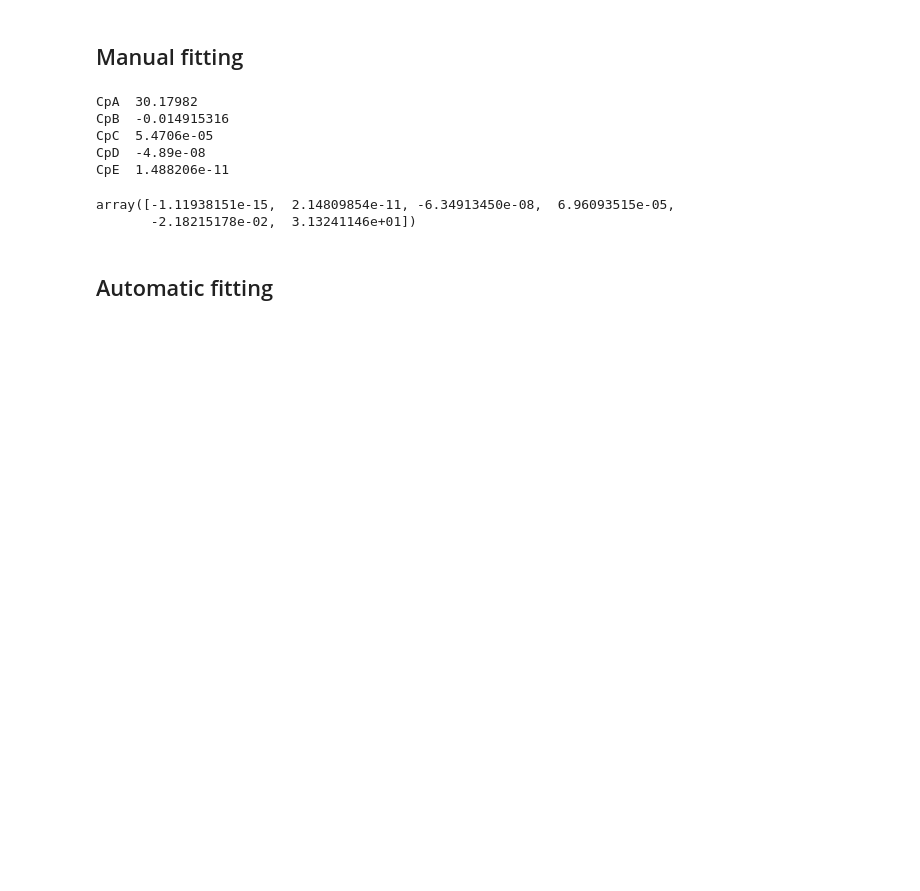
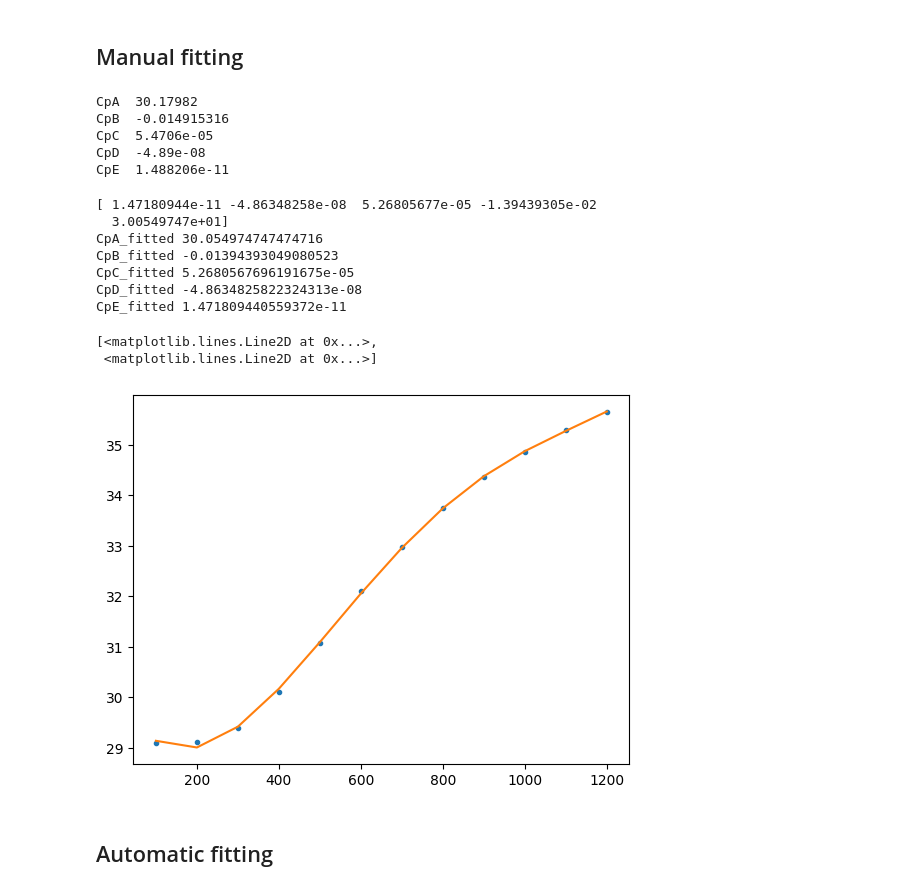
Before and after one commit to equinor/neqsim-parameterfitting, a Jupyter notebook: example/thermodynamics/heatcapacity/oxygen.ipynb, the cells around one changed output. Drawn from its saved outputs; the diff is of its cells as text; code cells hidden in the pictures; blank space fills up the shorter version.

Commit message:
fitted parameters

```diff
--- a/example/thermodynamics/heatcapacity/oxygen.ipynb
+++ b/example/thermodynamics/heatcapacity/oxygen.ipynb
@@ -108,13 +107,31 @@ CpB  -0.014915316
 CpC  5.4706e-05
 CpD  -4.89e-08
 CpE  1.488206e-11
-# %%
-x = np.array(temperatures)
-y = np.array(cP_res)
-z = np.polyfit(x, y, 5)
-z
-# %% [output]
-array([-1.11938151e-15,  2.14809854e-11, -6.34913450e-08,  6.96093515e-05,
-       -2.18215178e-02,  3.13241146e+01])
+# %%
+x = np.array(temperatures)
+y = np.array(expData)
+z = np.polyfit(x, y, 4)
+print(z)
+p = np.poly1d(z)
+
+print('CpA_fitted', p[0])
+print('CpB_fitted', p[1])
+print('CpC_fitted', p[2])
+print('CpD_fitted', p[3])
+print('CpE_fitted', p[4])
+
+xp = np.linspace(-2, 6, 100)
+plt.plot(x, y, '.', x, p(x), '-')
+# %% [output]
+[ 1.47180944e-11 -4.86348258e-08  5.26805677e-05 -1.39439305e-02
+  3.00549747e+01]
+CpA_fitted 30.054974747474716
+CpB_fitted -0.01394393049080523
+CpC_fitted 5.2680567696191675e-05
+CpD_fitted -4.8634825822324313e-08
+CpE_fitted 1.471809440559372e-11
+[<matplotlib.lines.Line2D at 0x...>,
+ <matplotlib.lines.Line2D at 0x...>]
+[figure, added]
 # %% [markdown]
 ## Automatic fitting
```
Also changed, not shown: parts of 3 cells of this notebook, 1 other file.
